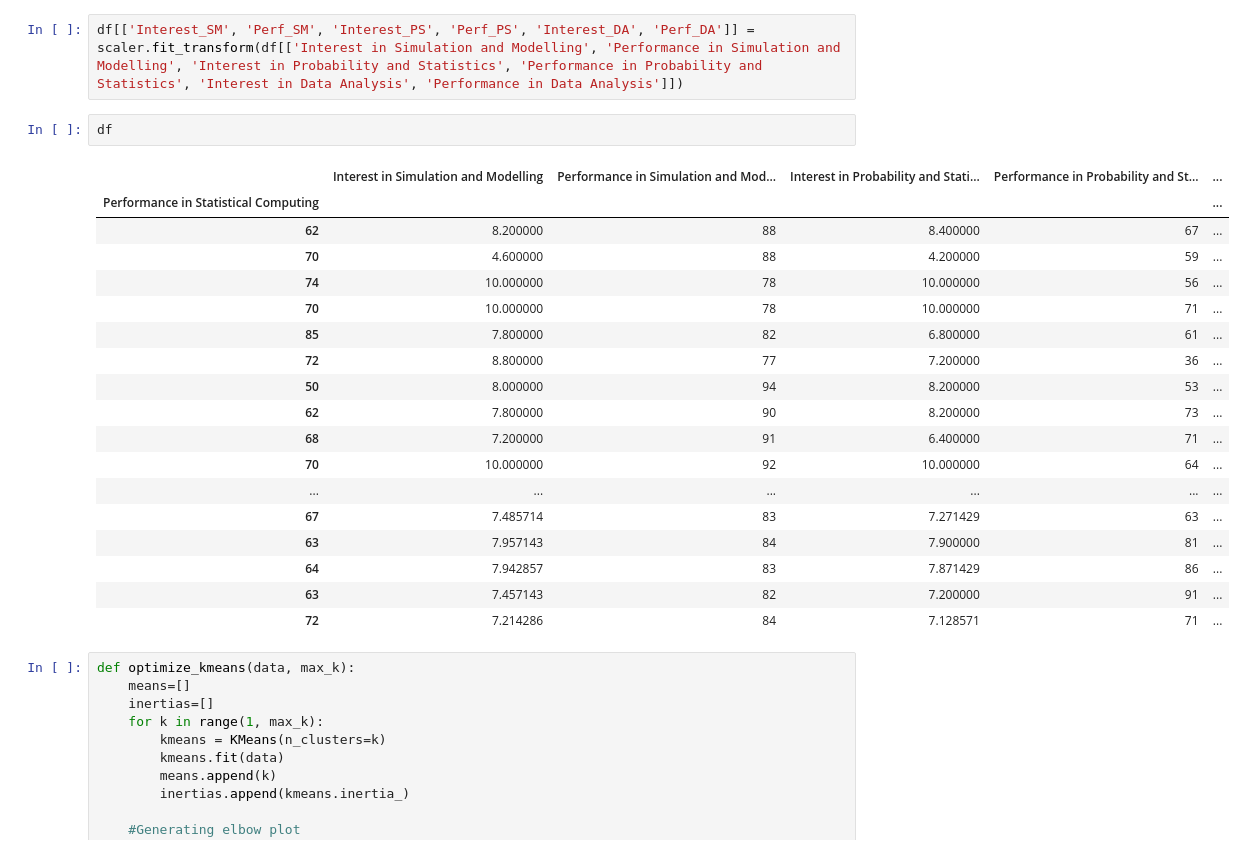
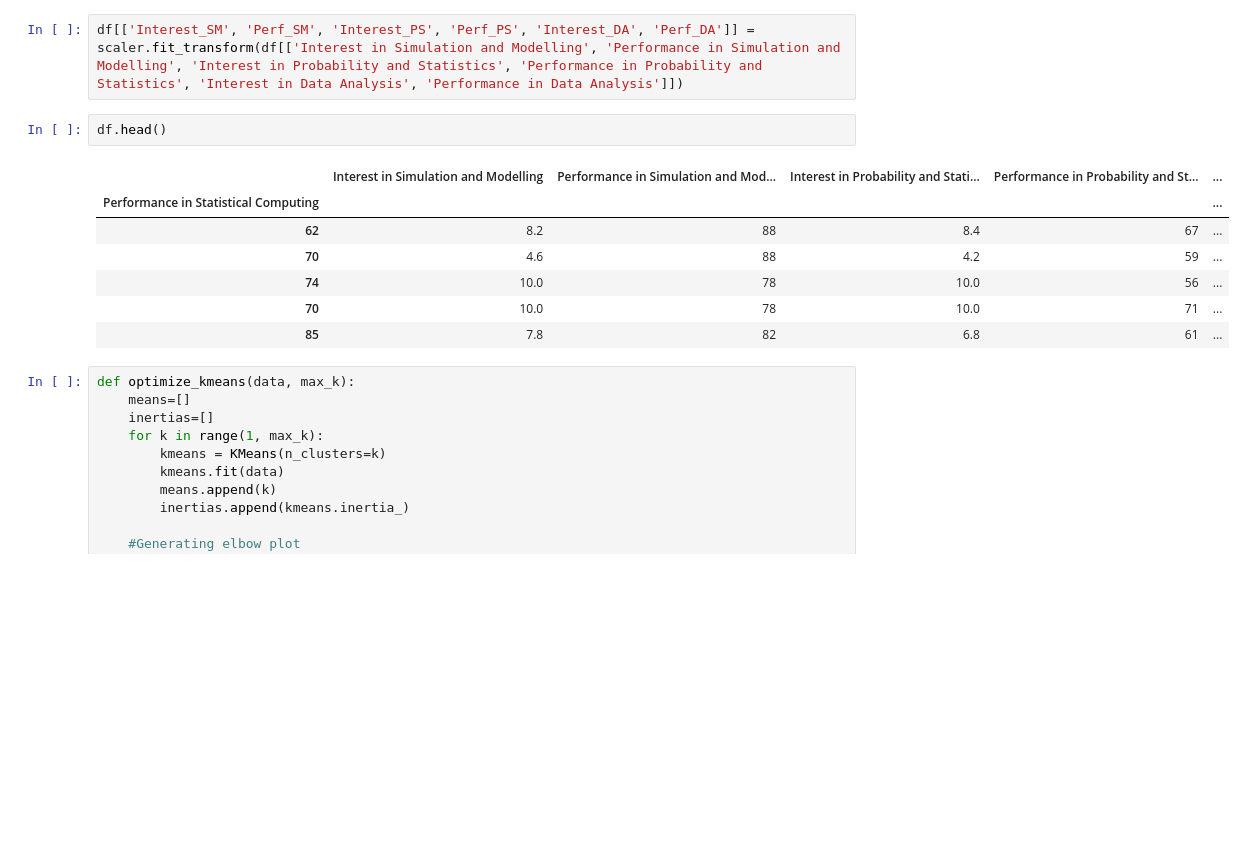
Before and after one commit to RafaelAngeloChristianto/Student-Performance-Prediction-And-Recommender, a Jupyter notebook: main.ipynb, the cells around one changed output. Drawn from its saved outputs; the diff is of its cells as text; blank space fills up the shorter version.

```diff
--- a/main.ipynb
+++ b/main.ipynb
@@ -156,26 +146,15 @@ Performance in Statistical Computing
 # %%
 df[['Interest_SM', 'Perf_SM', 'Interest_PS', 'Perf_PS', 'Interest_DA', 'Perf_DA']] = scaler.fit_transform(df[['Interest in Simulation and Modelling', 'Performance in Simulation and Modelling', 'Interest in Probability and Statistics', 'Performance in Probability and Statistics', 'Interest in Data Analysis', 'Performance in Data Analysis']])
 # %%
-df
+df.head()
 # %% [output]
 |  | Interest in Simulation and Modelling | Performance in Simulation and Mod... | Interest in Probability and Stati... | Performance in Probability and St... | ... |
 | Performance in Statistical Computing |  |  |  |  | ... |
-| 62 | 8.200000 | 88 | 8.400000 | 67 | ... |
-| 70 | 4.600000 | 88 | 4.200000 | 59 | ... |
-| 74 | 10.000000 | 78 | 10.000000 | 56 | ... |
-| 70 | 10.000000 | 78 | 10.000000 | 71 | ... |
-| 85 | 7.800000 | 82 | 6.800000 | 61 | ... |
-| 72 | 8.800000 | 77 | 7.200000 | 36 | ... |
-| 50 | 8.000000 | 94 | 8.200000 | 53 | ... |
-| 62 | 7.800000 | 90 | 8.200000 | 73 | ... |
-| 68 | 7.200000 | 91 | 6.400000 | 71 | ... |
-| 70 | 10.000000 | 92 | 10.000000 | 64 | ... |
-| ... | ... | ... | ... | ... | ... |
-| 67 | 7.485714 | 83 | 7.271429 | 63 | ... |
-| 63 | 7.957143 | 84 | 7.900000 | 81 | ... |
-| 64 | 7.942857 | 83 | 7.871429 | 86 | ... |
-| 63 | 7.457143 | 82 | 7.200000 | 91 | ... |
-| 72 | 7.214286 | 84 | 7.128571 | 71 | ... |
+| 62 | 8.2 | 88 | 8.4 | 67 | ... |
+| 70 | 4.6 | 88 | 4.2 | 59 | ... |
+| 74 | 10.0 | 78 | 10.0 | 56 | ... |
+| 70 | 10.0 | 78 | 10.0 | 71 | ... |
+| 85 | 7.8 | 82 | 6.8 | 61 | ... |
 # %%
 def optimize_kmeans(data, max_k):
     means=[]
```
Also changed, not shown: parts of 33 cells of this notebook, 1 other file.
